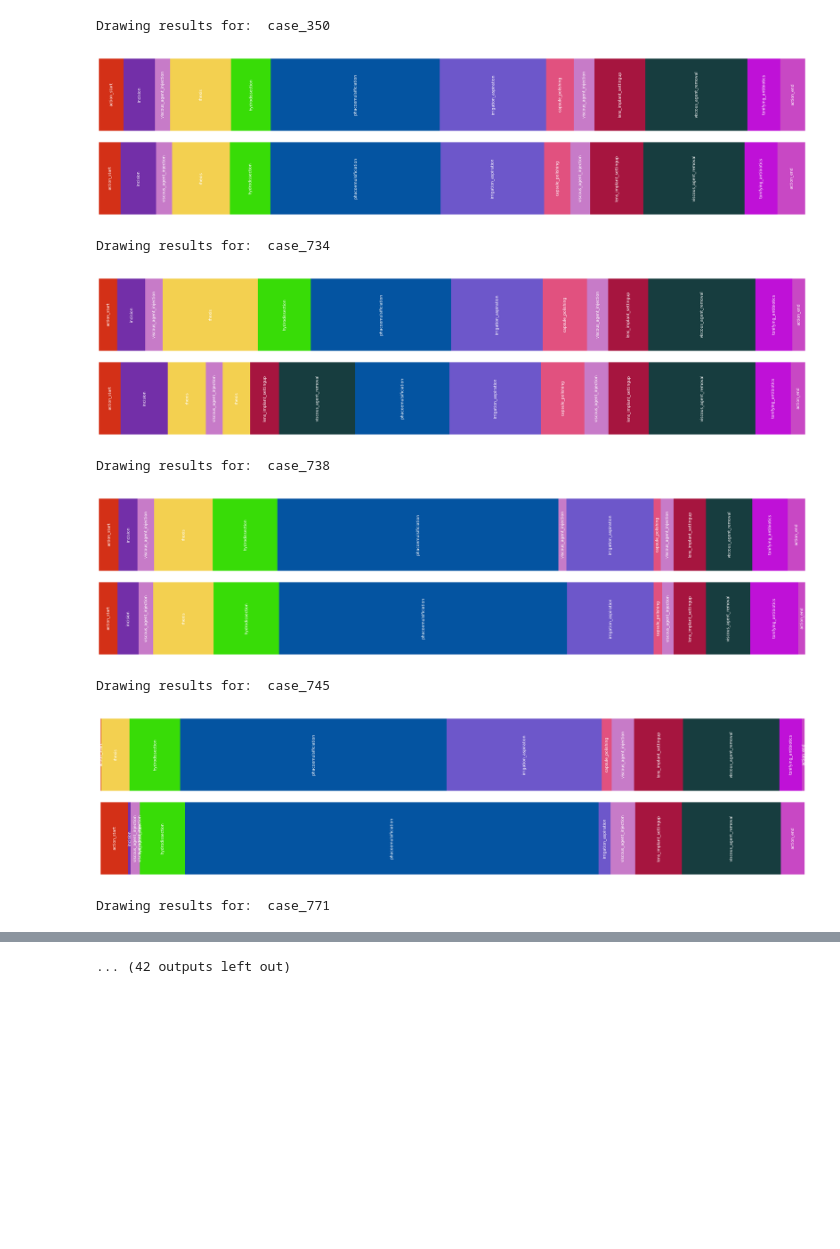
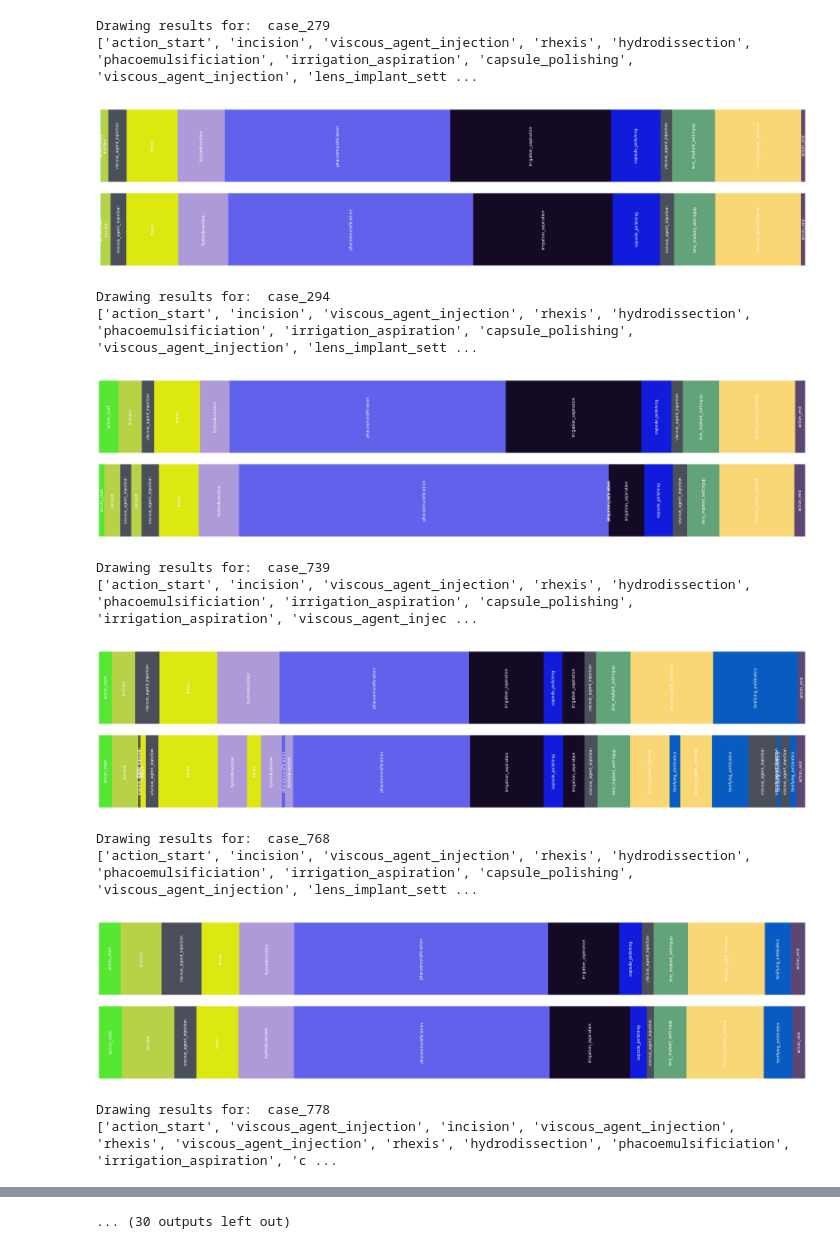
Before and after one commit to Bhuvan-21/MS-TCN2-med, a Jupyter notebook: Visualize results.ipynb, the cells around one changed output, grey strips where cells are left out. Drawn from its saved outputs; the diff is of its cells as text; code cells hidden in the pictures; blank space fills up the shorter version.

```diff
--- a/Visualize results.ipynb
+++ b/Visualize results.ipynb
@@ -53,5 +47,5 @@ files
 # %%
-def get_labels_start_end_time(frame_wise_labels, bg_class=["background"]):
+def get_labels_start_end_time(frame_wise_labels, bg_class=["bg", ""]):
     labels = []
     starts = []
     ends = []
@@ -105,13 +99,20 @@ def survey(results, category_names, colors, ax, fig_size=(25, 3)):
 x = 0
 # %%
 dataset = "cataract101_rgb"
-split = 1
+split = 0
 color_mapping = None
+
+OUT_DIR = f"./results/{dataset}/figures/"
+if not os.path.exists(OUT_DIR): os.mkdir(OUT_DIR)
 
 files = os.listdir(f"./results/{dataset}/split_{split}/")
 files.sort()
 cases = files[::2]
 
+if "cataract101" in dataset:
+    labels = ['action_start', 'incision', 'viscous_agent_injection', 'rhexis', 'hydrodissection', 'phacoemulsificiation', 'irrigation_aspiration', 'capsule_polishing', 'lens_implant_settingup', 'viscous_agent_removal', 'tonifying_antibiotics', 'action_end']
+else:
+    labels = ['background', 'main_incision_entry', 'cautery', 'peritomy', 'tunnel_suture', 'hydroprocedure', 'conjunctival_cautery', 'tunnel', 'nucleus_prolapse', 'OVD_IOL_insertion', 'sideport', 'scleral_groove', 'OVD_injection', 'cortical_wash', 'OVD_wash', 'stromal_hydration', 'nucleus_delivery', 'incision', 'capsulorrhexis', 'AB_injection_and_wash']
 
 for case in cases:
     print('Drawing results for: ', case)
@@ -123,8 +124,10 @@ for case in cases:
     labels_gt, start_gt, end_gt = get_labels_start_end_time(ground_truth)
     labels_pred, start_pred, end_pred = get_labels_start_end_time(predictions)
 
-    colors = np.random.rand(len(labels_gt),3)
-    color_mapping = {labels_gt[i]: colors[i,:] for i in range(len(labels_gt))} if color_mapping == None else color_mapping
+    print(labels_gt)
+
+    colors = np.random.rand(len(labels),3)
+    color_mapping = {labels[i]: colors[i,:] for i in range(len(labels))} if color_mapping == None else color_mapping
 
     data_gt = {"Ground Truth":[end_gt[i] - start_gt[i] for i, elm in enumerate(start_gt)]}
     data_pred = {"Prediction": [end_pred[i] - start_pred[i] for i, elm in enumerate(start_pred)]}
@@ -145,9 +149,14 @@ Drawing results for:  case_278
-Drawing results for:  case_350
+Drawing results for:  case_279
+['action_start', 'incision', 'viscous_agent_injection', 'rhexis', 'hydrodissection', 'phacoemulsificiation', 'irrigation_aspiration', 'capsule_polishing', 'viscous_agent_injection', 'lens_implant_sett ...
-[figure, old version]
+[figure, new version]
-Drawing results for:  case_734
+Drawing results for:  case_294
+['action_start', 'incision', 'viscous_agent_injection', 'rhexis', 'hydrodissection', 'phacoemulsificiation', 'irrigation_aspiration', 'capsule_polishing', 'viscous_agent_injection', 'lens_implant_sett ...
-[figure, old version]
+[figure, new version]
-Drawing results for:  case_738
+Drawing results for:  case_739
+['action_start', 'incision', 'viscous_agent_injection', 'rhexis', 'hydrodissection', 'phacoemulsificiation', 'irrigation_aspiration', 'capsule_polishing', 'irrigation_aspiration', 'viscous_agent_injec ...
-[figure, old version]
+[figure, new version]
-Drawing results for:  case_745
+Drawing results for:  case_768
+['action_start', 'incision', 'viscous_agent_injection', 'rhexis', 'hydrodissection', 'phacoemulsificiation', 'irrigation_aspiration', 'capsule_polishing', 'viscous_agent_injection', 'lens_implant_sett ...
-[figure, old version]
+[figure, new version]
-Drawing results for:  case_771
+Drawing results for:  case_778
+['action_start', 'viscous_agent_injection', 'incision', 'viscous_agent_injection', 'rhexis', 'viscous_agent_injection', 'rhexis', 'hydrodissection', 'phacoemulsificiation', 'irrigation_aspiration', 'c ...
@@ -155,4 +164,4 @@ Drawing results for:  case_771
-... (42 outputs left out)
+... (30 outputs left out)
 # %%
 #print(color_mapping, labels_gt)
 
```
Also changed, not shown: parts of 4 cells of this notebook, 2 other files.
